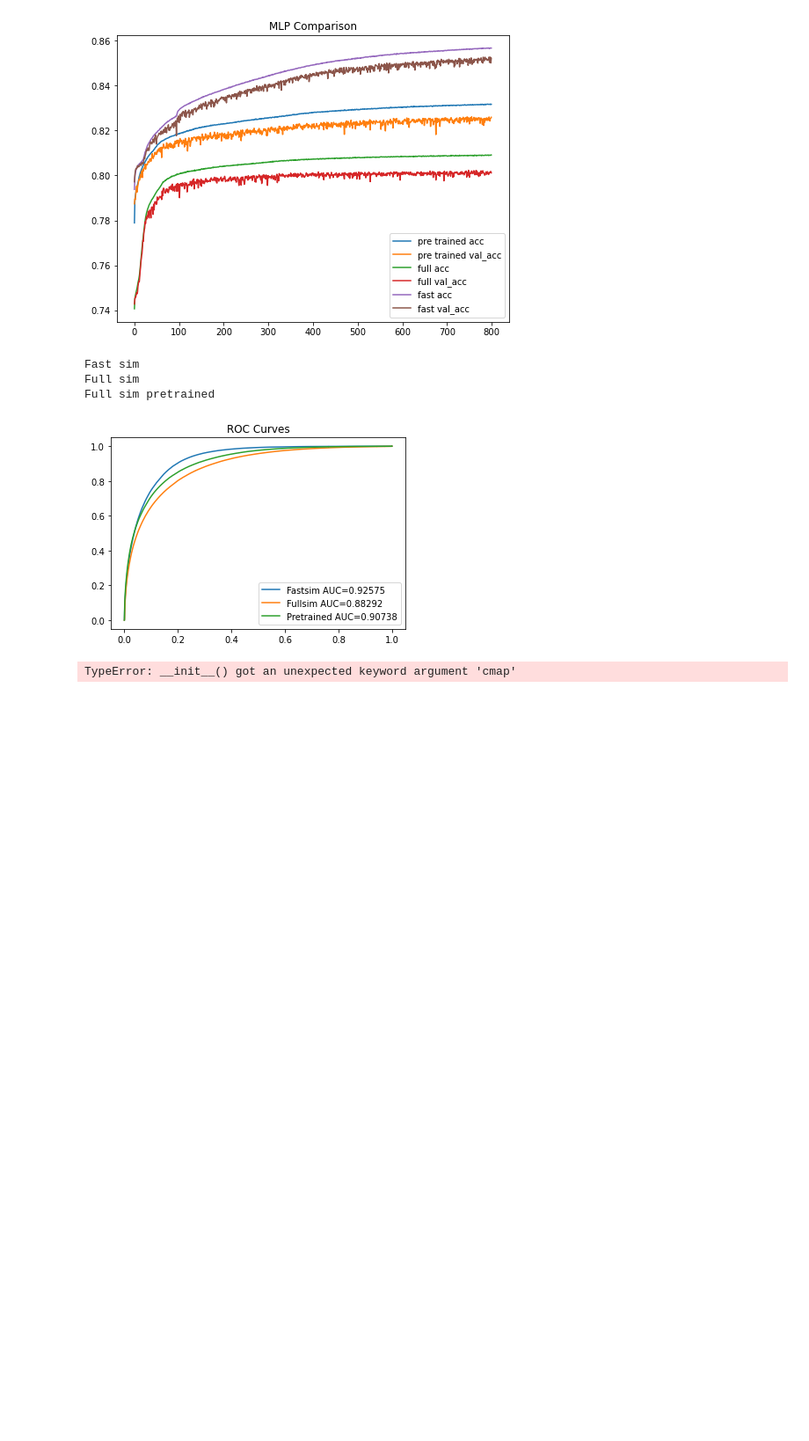
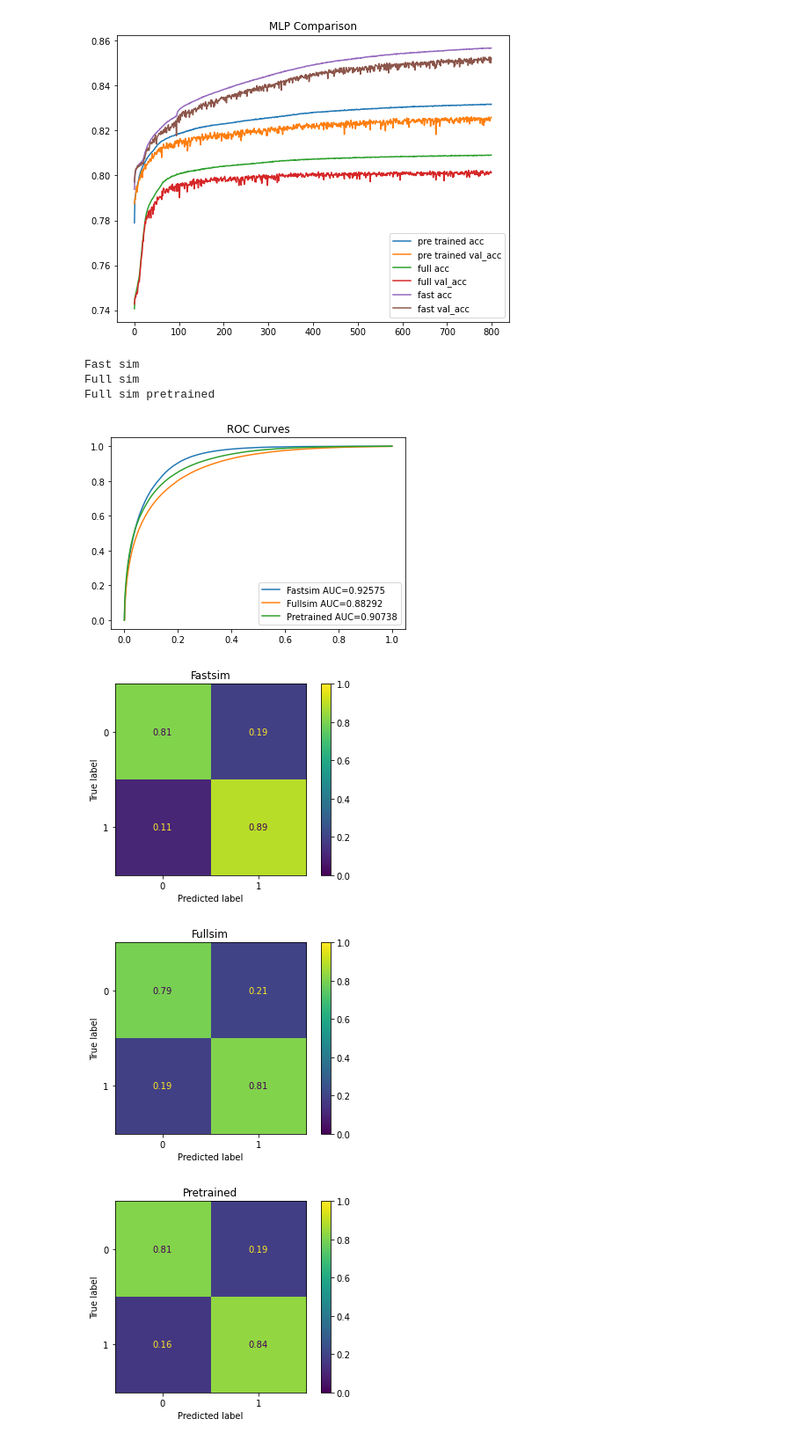
Before and after one commit to evilpegasus/transfer-learning, a Jupyter notebook: fully_connected.ipynb, the cells around one changed output. Shown at 88% size. Saved outputs shown, nothing was run; the diff lists cells and outputs as text; code cells hidden in the pictures; blank space fills up the shorter version.

```diff
--- a/fully_connected.ipynb
+++ b/fully_connected.ipynb
@@ -246,24 +295,26 @@ plt.legend();
 [figure]
 # %%
 cm = confusion_matrix(y_test, (y_pred_test > 0.5), normalize="true")
-disp = ConfusionMatrixDisplay(confusion_matrix=cm, cmap="Greens")
+disp = ConfusionMatrixDisplay(confusion_matrix=cm)
 disp.plot()
 disp.im_.set_clim(0, 1)
 plt.title("Fastsim")
 plt.show()
 
 cm = confusion_matrix(y_full_test, (y_pred_test_full > 0.5), normalize="true")
-disp = ConfusionMatrixDisplay(confusion_matrix=cm, cmap="Greens")
+disp = ConfusionMatrixDisplay(confusion_matrix=cm)
 disp.plot()
 disp.im_.set_clim(0, 1)
 plt.title("Fullsim")
 plt.show()
 
 cm = confusion_matrix(y_full_test, (y_pred_test_pretrained > 0.5), normalize="true")
-disp = ConfusionMatrixDisplay(confusion_matrix=cm, cmap="Greens")
+disp = ConfusionMatrixDisplay(confusion_matrix=cm)
 disp.plot()
 disp.im_.set_clim(0, 1)
 plt.title("Pretrained")
 plt.show()
 # %% [output]
-TypeError: __init__() got an unexpected keyword argument 'cmap'
+[figure, added]
+[figure, added]
+[figure, added]
```
Also changed, not shown: parts of 11 cells of this notebook, 1 other file.
